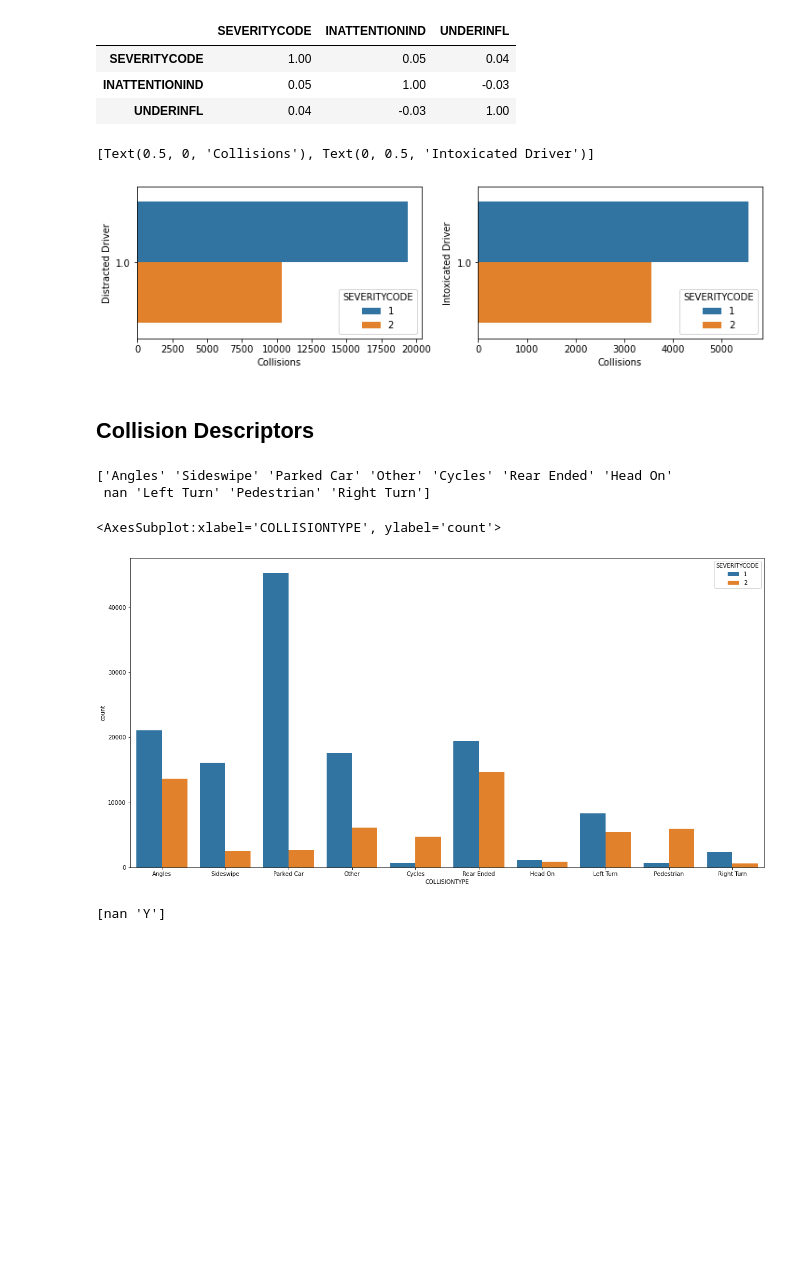
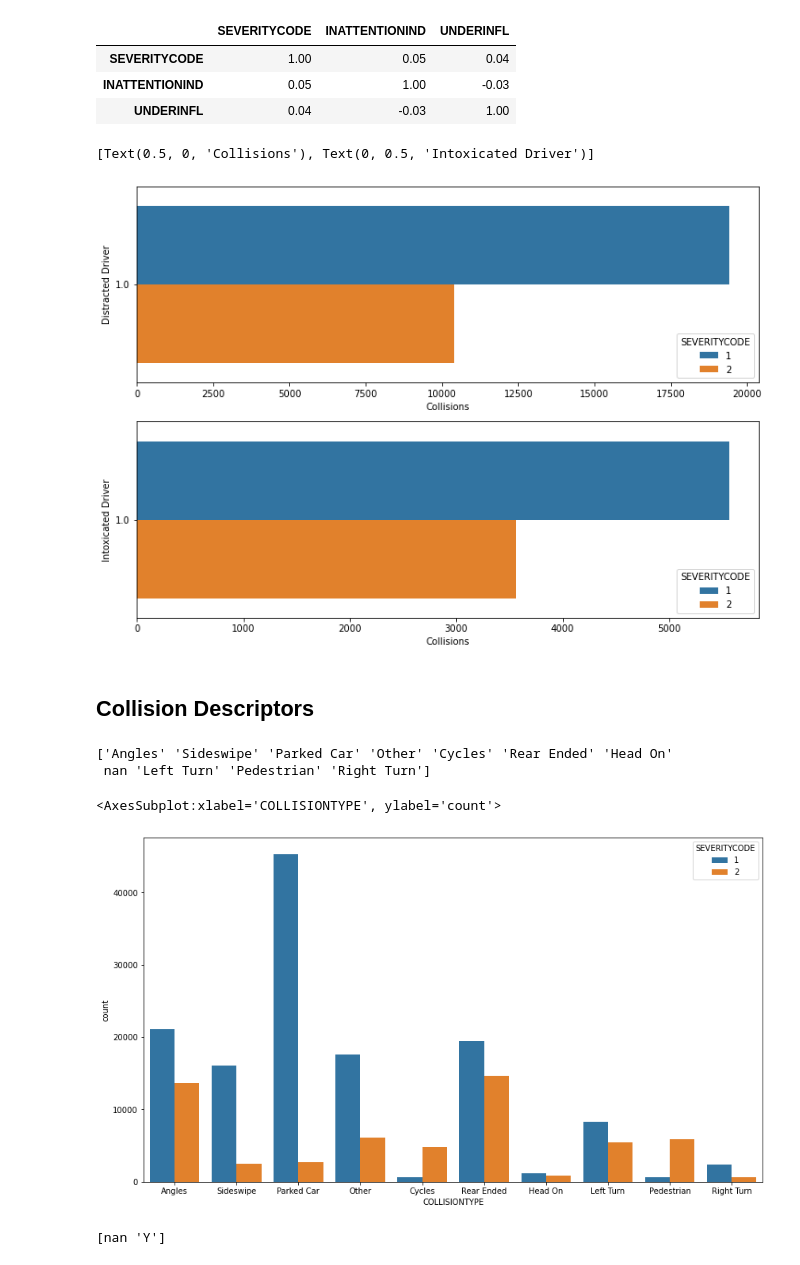
Before and after one commit to koursera/Coursera_Capstone, a Jupyter notebook: Traffic-Accident-Prediction-CRISP.ipynb, the cells around one changed output. Drawn from its saved outputs; the diff is of its cells as text; code cells hidden in the pictures; blank space fills up the shorter version.

```diff
--- a/Traffic-Accident-Prediction-CRISP.ipynb
+++ b/Traffic-Accident-Prediction-CRISP.ipynb
@@ -577,31 +684,31 @@ corr.style.background_gradient(cmap=cm).set_precision(2)
 | INATTENTIONIND | 0.05 | 1.00 | -0.03 |
 | UNDERINFL | 0.04 | -0.03 | 1.00 |
 # %%
-fig, ax = plt.subplots(1,2, figsize = (12, 3))
+fig, ax = plt.subplots(2,1, figsize = (10, 7), constrained_layout=True)
 ax1, ax2 = ax.flatten()
 
-# Plot when the driver is distracted
+# Filter when the driver is distracted
 sns.countplot(y="INATTENTIONIND", hue="SEVERITYCODE", data=df_explore[(df_explore.INATTENTIONIND == 1)], ax=ax1)
 ax1.set(xlabel='Collisions', ylabel="Distracted Driver")
 
-# Plot when driver is intoxicated
+# Filter when driver is intoxicated
 sns.countplot(y="UNDERINFL", hue="SEVERITYCODE", data=df_explore[(df_explore.UNDERINFL ==1)], ax=ax2)
 ax2.set(xlabel='Collisions', ylabel="Intoxicated Driver")
 # %% [output]
 [Text(0.5, 0, 'Collisions'), Text(0, 0.5, 'Intoxicated Driver')]
-[figure, old version]
+[figure, new version]
 # %% [markdown]
 ## Collision Descriptors
 # %%
 # These are a superset of SDOT collision types.  Also overlap with HITPARKEDCAR.
 print(df['COLLISIONTYPE'].unique())
-fig, ax = plt.subplots(figsize=(20,10))
+fig, ax = plt.subplots(figsize=(14,8))
 sns.countplot(x="COLLISIONTYPE", hue="SEVERITYCODE", data=df, ax=ax)
 # %% [output]
 ['Angles' 'Sideswipe' 'Parked Car' 'Other' 'Cycles' 'Rear Ended' 'Head On'
  nan 'Left Turn' 'Pedestrian' 'Right Turn']
 <AxesSubplot:xlabel='COLLISIONTYPE', ylabel='count'>
-[figure, old version]
+[figure, new version]
 # %%
 # Surprising there is not more speeding, but when there is there a good chance of injury
 print(df['SPEEDING'].unique())
```
Also changed, not shown: parts of 90 cells of this notebook.
